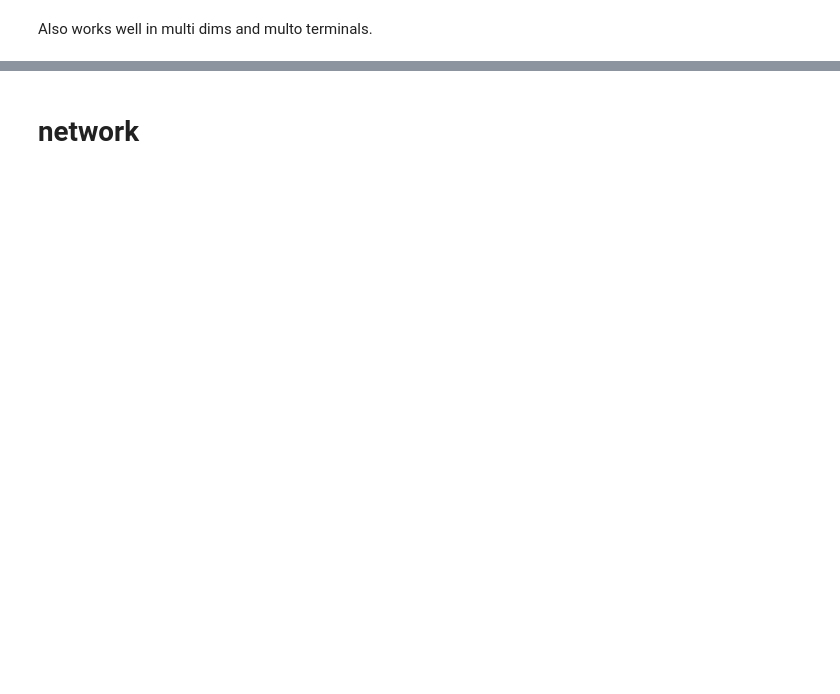
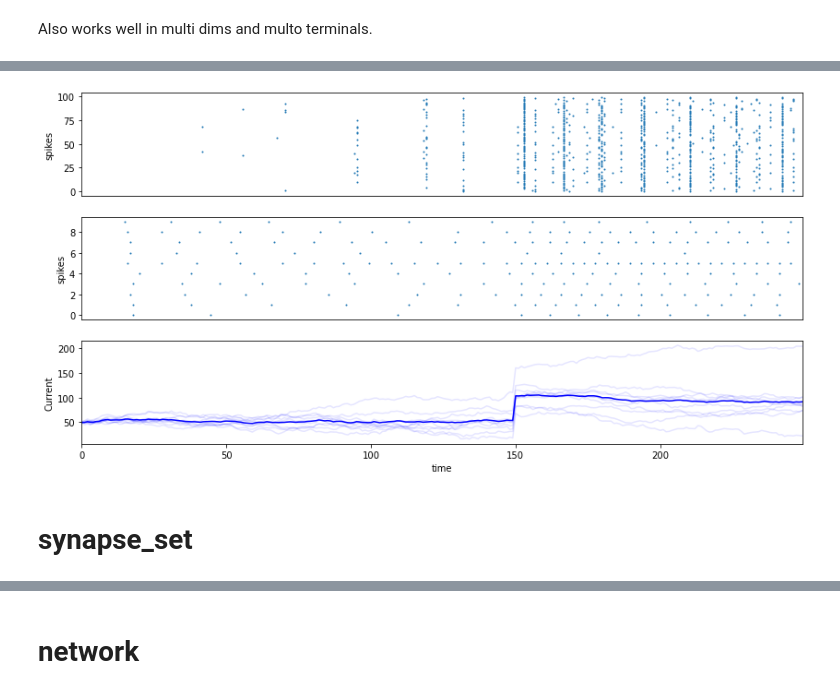
Before and after one commit to cnrl/Spiral, a Jupyter notebook: main.ipynb, the cells around one changed output, grey strips where cells are left out. Cells and saved outputs as stored; diff of their text form; code cells hidden in the pictures; blank space fills up the shorter version.

```diff
--- a/main.ipynb
+++ b/main.ipynb
@@ -142,0 +270,33 @@ Also works well in multi dims and multo terminals.
+# %%
+from cnsproject.utils import generate_function
+I = generate_function(250, shape=(10,),
+           shift={0: 50, 150: 50},
+           noise=.1,
+           population_noise=1)
+I = torch.abs(I)
+
+def run(direct_input): # instead of network (for testing step by step)
+    d1.forward(a1.get_output())
+    n1.forward(direct_input=direct_input)
+    n2.forward()
+
+mn1.simulate(run, inputs={'direct_input': I},
+             attendance=[mn2,ma1,md1])
+# %%
+import matplotlib.pyplot as plt
+from cnsproject.plotting.plotter import Plotter
+
+plt.figure(figsize=(14,7))
+p = Plotter([
+    ['s2'],
+    ['s1'],
+    ['i'],
+], wspace=0.3)
+p.current_dynamic('i', I=I)
+p.population_activity_raster('s1', y='s', x_vis=False, monitor=mn1)
+p.population_activity_raster('s2', y='s', x_vis=False, monitor=mn2)
+p.show()
+# %% [output]
+[figure, added]
+# %% [markdown]
+# synapse_set
```
Also changed, not shown: parts of 76 cells of this notebook, 10 other files.
